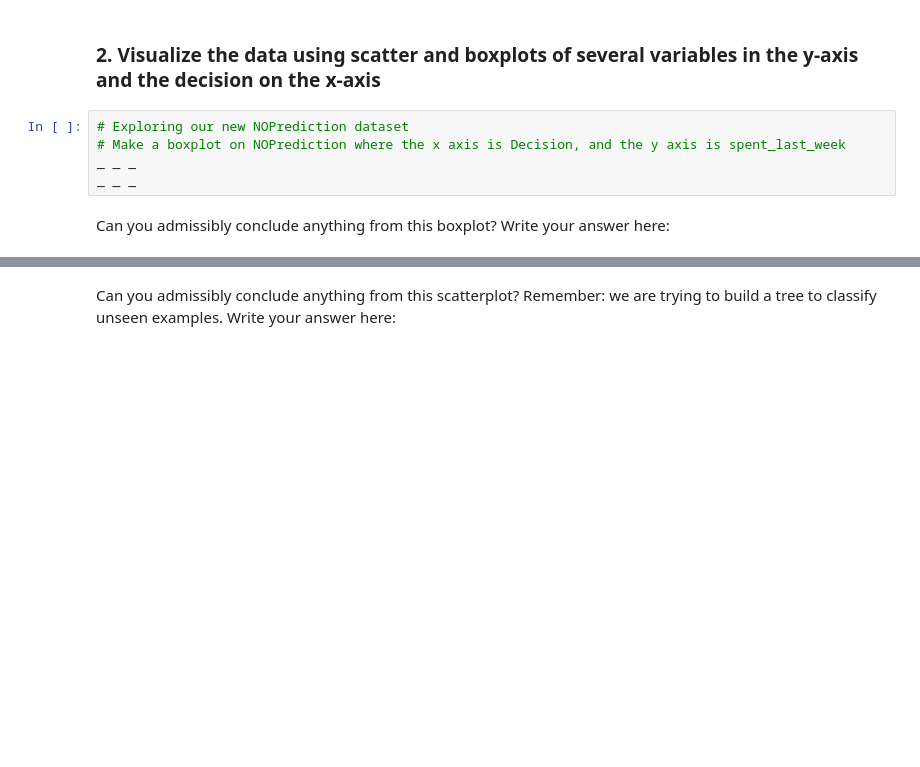
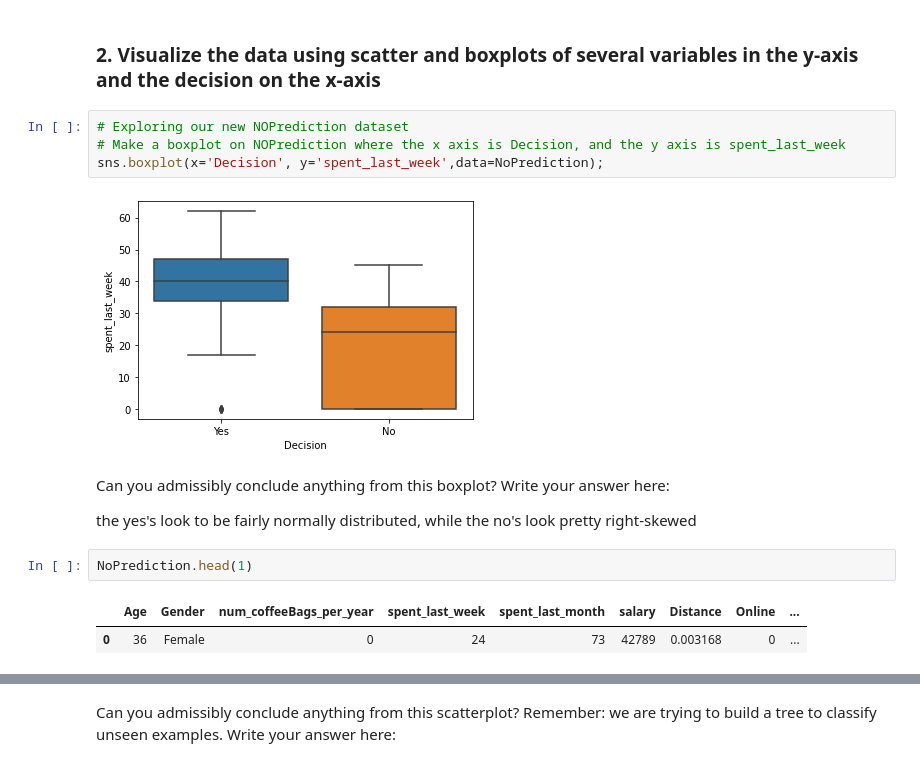
Before and after one commit to ellerybledsoe/Springboard, a Jupyter notebook: 1613148038_Springboard_Decision_Tree_Specialty_Coffee_Case_Study_28012021_2_/Springboard Decision Tree Specialty Coffee Case Study - Tier 3.ipynb, the cells around one changed output, grey strips where cells are left out. Saved outputs shown, nothing was run; the diff lists cells and outputs as text; blank space fills up the shorter version.

Commit message:
added box and scatter plots

```diff
--- a/1613148038_Springboard_Decision_Tree_Specialty_Coffee_Case_Study_28012021_2_/Springboard Decision Tree Specialty Coffee Case Study - Tier 3.ipynb
+++ b/1613148038_Springboard_Decision_Tree_Specialty_Coffee_Case_Study_28012021_2_/Springboard Decision Tree Specialty Coffee Case Study - Tier 3.ipynb
@@ -264,9 +264,17 @@ Name: Decision, dtype: object
 # %%
 # Exploring our new NOPrediction dataset
 # Make a boxplot on NOPrediction where the x axis is Decision, and the y axis is spent_last_week
-_ _ _
-_ _ _
+sns.boxplot(x='Decision', y='spent_last_week',data=NoPrediction);
+# %% [output]
+[figure, added]
 # %% [markdown]
 Can you admissibly conclude anything from this boxplot? Write your answer here:
+
+the yes's look to be fairly normally distributed, while the no's look pretty right-skewed
+# %%
+NoPrediction.head(1)
+# %% [output]
+|  | Age | Gender | num_coffeeBags_per_year | spent_last_week | spent_last_month | salary | Distance | Online | ... |
+| 0 | 36 | Female | 0 | 24 | 73 | 42789 | 0.003168 | 0 | ... |
 # %%
 # Make a scatterplot on NOPrediction, where x is distance, y is spent_last_month and hue is Decision
```
Also changed, not shown: parts of 1 cell of this notebook.
